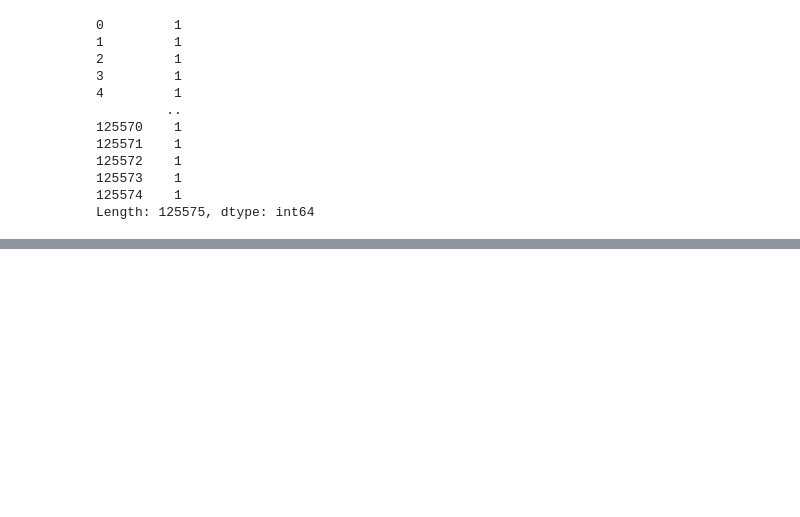
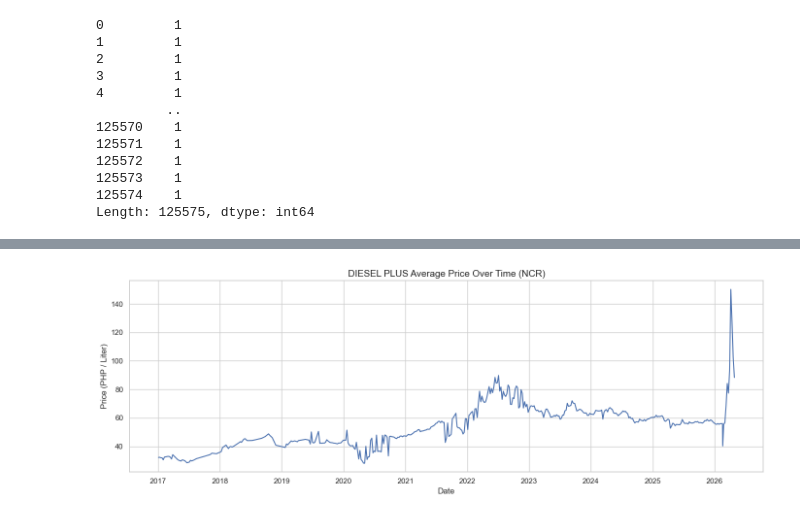
Before and after one commit to Donyl-Alcantara/Data-Trio-Final-Project, a Jupyter notebook: 01 Data Preprocessing/01_DOE_Preprocessing_fixed.ipynb, the cells around one changed output, grey strips where cells are left out. Cells and saved outputs as stored; diff of their text form; code cells hidden in the pictures; blank space fills up the shorter version.

```diff
--- a/01 Data Preprocessing/01_DOE_Preprocessing_fixed.ipynb
+++ b/01 Data Preprocessing/01_DOE_Preprocessing_fixed.ipynb
@@ -854,0 +1005,17 @@ Brent Crude:      2017-01-09 → 2026-05-04
+# %%
+fig, ax = plt.subplots(figsize=(14, 5))
+
+sns.lineplot(
+    data=df_weekly[df_weekly['product'] == 'DIESEL PLUS'],
+    x='effectivity_date',
+    y='price_mid',
+    ax=ax
+)
+
+ax.set_title('DIESEL PLUS Average Price Over Time (NCR)', fontsize=14)
+ax.set_xlabel('Date')
+ax.set_ylabel('Price (PHP / Liter)')
+plt.tight_layout()
+plt.show()
+# %% [output]
+[figure, added]
```
Also changed, not shown: parts of 33 cells of this notebook, 2 other files.
